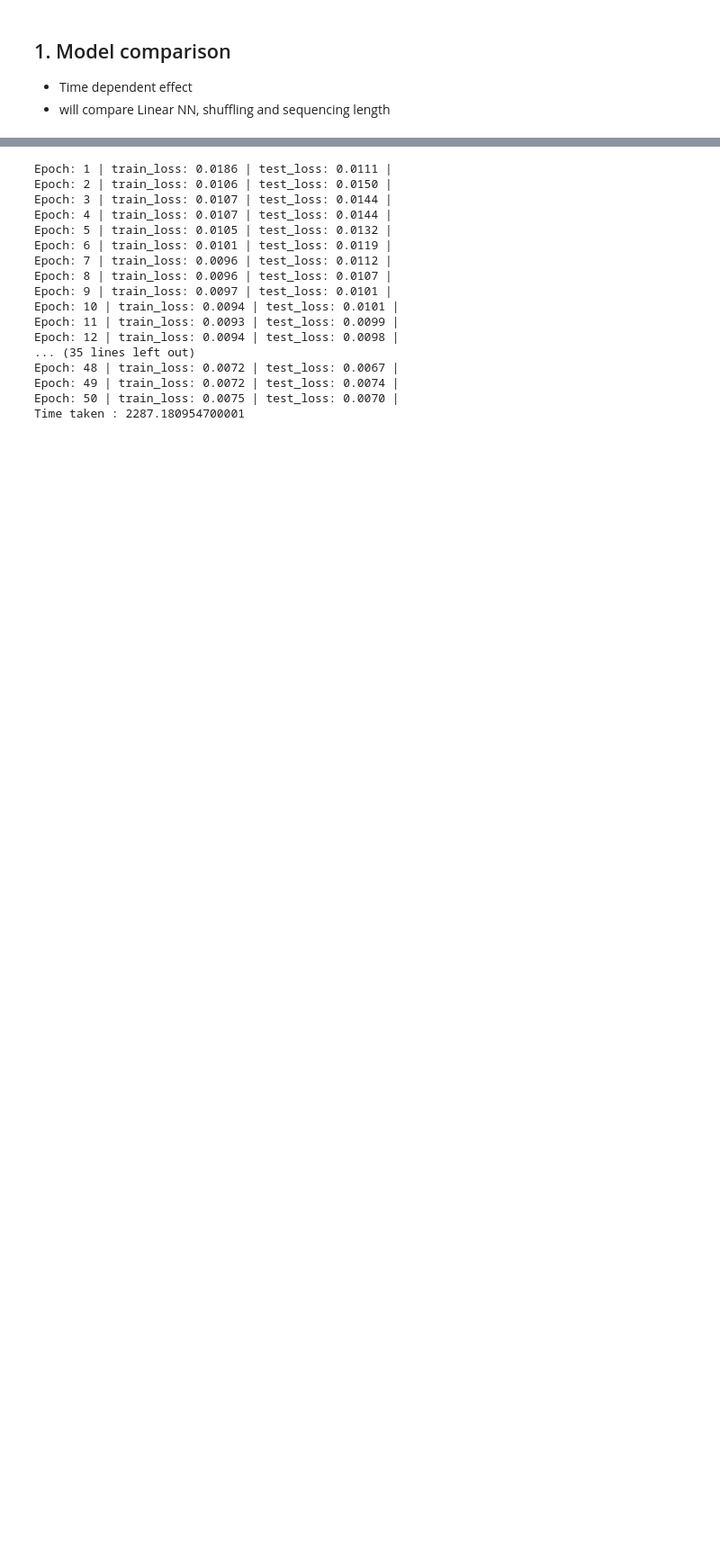
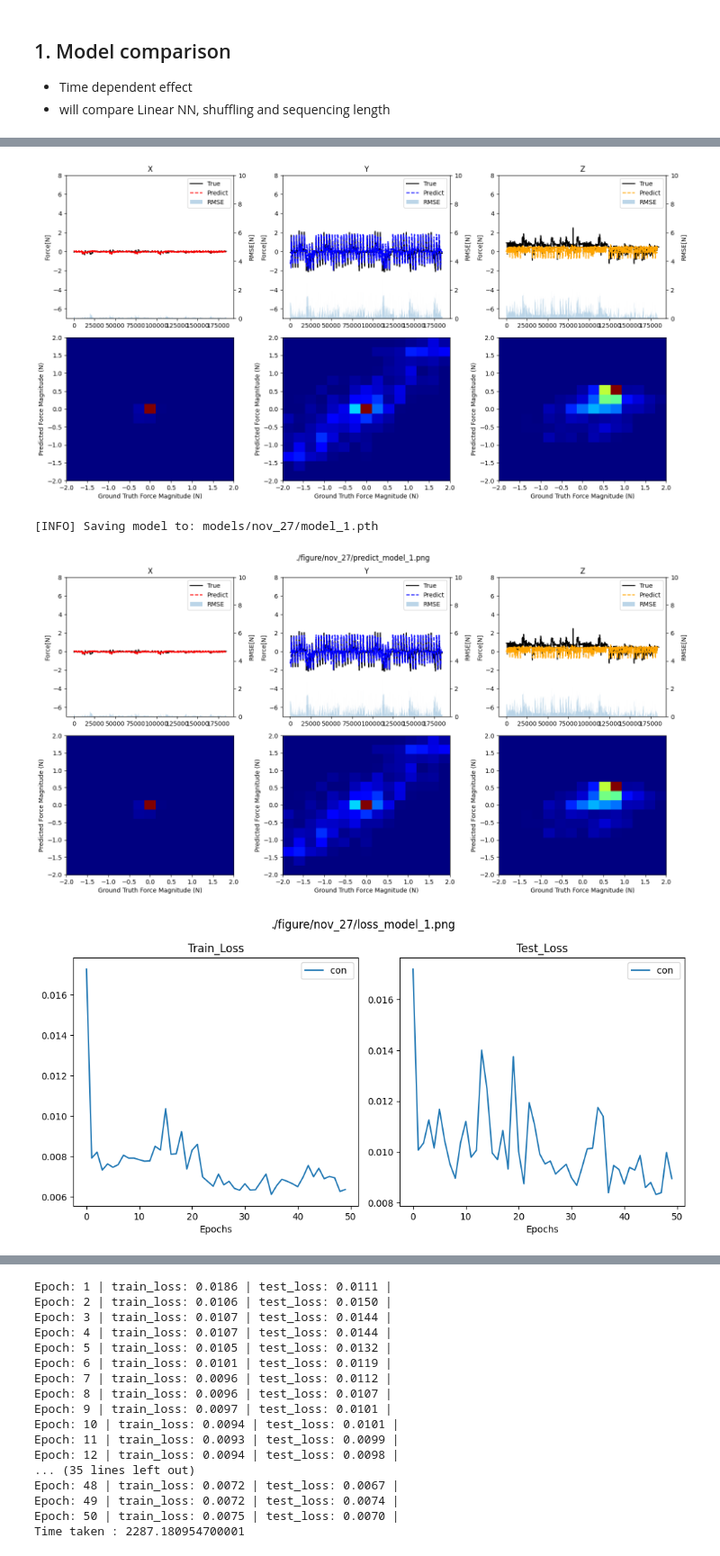
Before and after one commit to hunissweet/External_force, a Jupyter notebook: Nov_20_Model_compariso.ipynb, the cells around one changed output, grey strips where cells are left out. Shown at 90% size. Cells and saved outputs as stored; diff of their text form; code cells hidden in the pictures; blank space fills up the shorter version.

Commit message:
new model comparison

```diff
--- a/Nov_20_Model_compariso.ipynb
+++ b/Nov_20_Model_compariso.ipynb
@@ -45,11 +47,11 @@ def rawdataplot(Total_dataset):
     plt.tight_layout()
 def rmse(predictions, targets):
     return np.sqrt(((predictions - targets) ** 2).mean())
-def plot_prediction(Pred_Values,True_Values,Lim_value, nbins=15):
+def plot_prediction(Pred_Values,True_Values,Lim_value, nbins=15,save_flag=False, save_name=None):
 #def plot_loss_curves(results_bunch: dict[str, list[float]]):
     """Plots Results
 
-    Args: True value, Prediction results
+    Args: True value, Prediction results ,nbins and save flag and save name
 
     """
     xlim =Lim_value
@@ -126,7 +128,6 @@ def plot_prediction(Pred_Values,True_Values,Lim_value, nbins=15):
 
 
 
-
     #plt.tight_layout(pad=3)
 
 
@@ -161,10 +162,14 @@ def plot_prediction(Pred_Values,True_Values,Lim_value, nbins=15):
     host[1][2].set_ylabel('Predicted Force Magnitude (N)')
     plt.title('Z')
 
+
+    fig.suptitle(save_name)
     plt.tight_layout(pad=1)
+    plt.show()
+    if save_flag==True:
+        fig.savefig(save_name)
 
-    plt.show()
-def plot_loss_curves(results_bunch,single_flag=None):
+def plot_loss_curves(results_bunch,single_flag=None,save_flag=False, save_name=None):
 #def plot_loss_curves(results_bunch: dict[str, list[float]]):
     """Plots training curves of a results dictionary.
 
@@ -239,5 +244,12 @@ def plot_loss_curves(results_bunch,single_flag=None):
         plt.title('Test_Loss')
         plt.xlabel('Epochs')
         plt.legend()
+
+    plt.suptitle(save_name)
+    plt.tight_layout(pad=1)
+
+    if save_flag==True:
+        plt.savefig(save_name)
+    plt.show()
 # %%
 from torch import nn
@@ -855,4 +861,7 @@ Y_scaler = sklearn.preprocessing.MinMaxScaler()
 X1=torch.FloatTensor(X_scaler.fit_transform(X1))
 X2=torch.FloatTensor(X_scaler.fit_transform(X2))
 # %%
-One_entire_condition
+duration_time=[]
+loss_results=[]
+final_results=[]
+result_rmse=[]
@@ -878,0 +1021,15 @@ round(len(X1)*0.3)
+# %%
+Pred_Values=Y_scaler.inverse_transform(predict(model,DataLoader(utils.Data(X,Y,Sequential_L),batch_size=BATCH_SIZE,shuffle=False),device).to('cpu'))
+True_Values=Y_scaler.inverse_transform(Y)
+plot_prediction(Pred_Values,True_Values,2)
+result_rmse.append( rmse(Pred_Values,True_Values))
+utils.save_model(model=model,
+                 target_dir="models/"+today_date,
+                 model_name=name+".pth")
+plot_prediction(Pred_Values,True_Values,2,save_flag=True,save_name=prediction_figure_name )
+plot_loss_curves(results,single_flag=True,save_flag=True, save_name=loss_function_figure_name)
+# %% [output]
+[figure, added]
+[INFO] Saving model to: models/nov_27/model_1.pth
+[figure, added]
+[figure, added]
```
Also changed, not shown: parts of 24 cells of this notebook, 18 other files.
